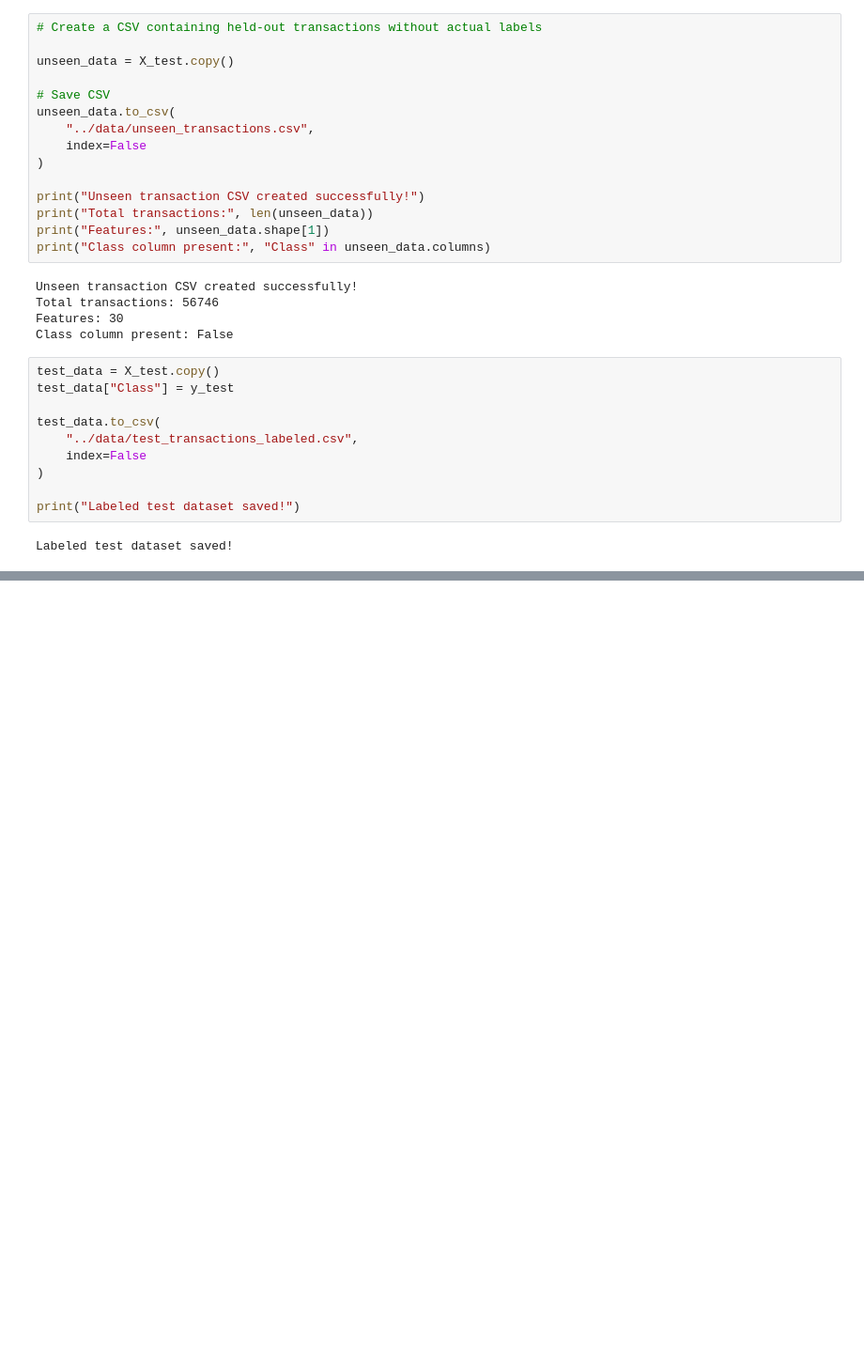
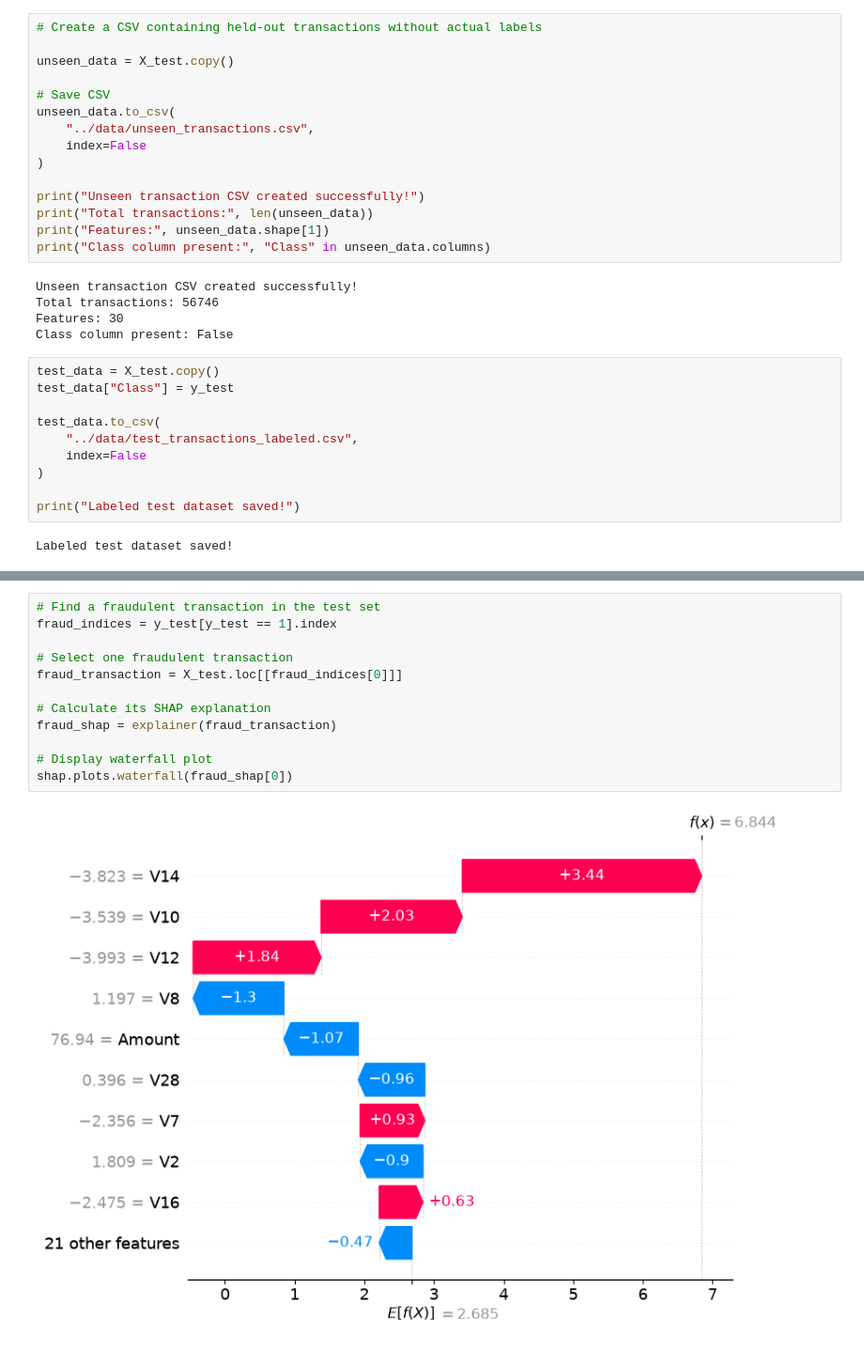
Before and after one commit to ArpitUniyal/credit-card-fraud-detection, a Jupyter notebook: notebooks/fraud_detection.ipynb, the cells around one changed output, grey strips where cells are left out. Shown at 94% size. Cells and saved outputs as stored; diff of their text form; blank space fills up the shorter version.

```diff
--- a/notebooks/fraud_detection.ipynb
+++ b/notebooks/fraud_detection.ipynb
@@ -611,0 +676,14 @@ Labeled test dataset saved!
+# %%
+# Find a fraudulent transaction in the test set
+fraud_indices = y_test[y_test == 1].index
+
+# Select one fraudulent transaction
+fraud_transaction = X_test.loc[[fraud_indices[0]]]
+
+# Calculate its SHAP explanation
+fraud_shap = explainer(fraud_transaction)
+
+# Display waterfall plot
+shap.plots.waterfall(fraud_shap[0])
+# %% [output]
+[figure, added]
```
Also changed, not shown: parts of 12 cells of this notebook, 2 other files.
